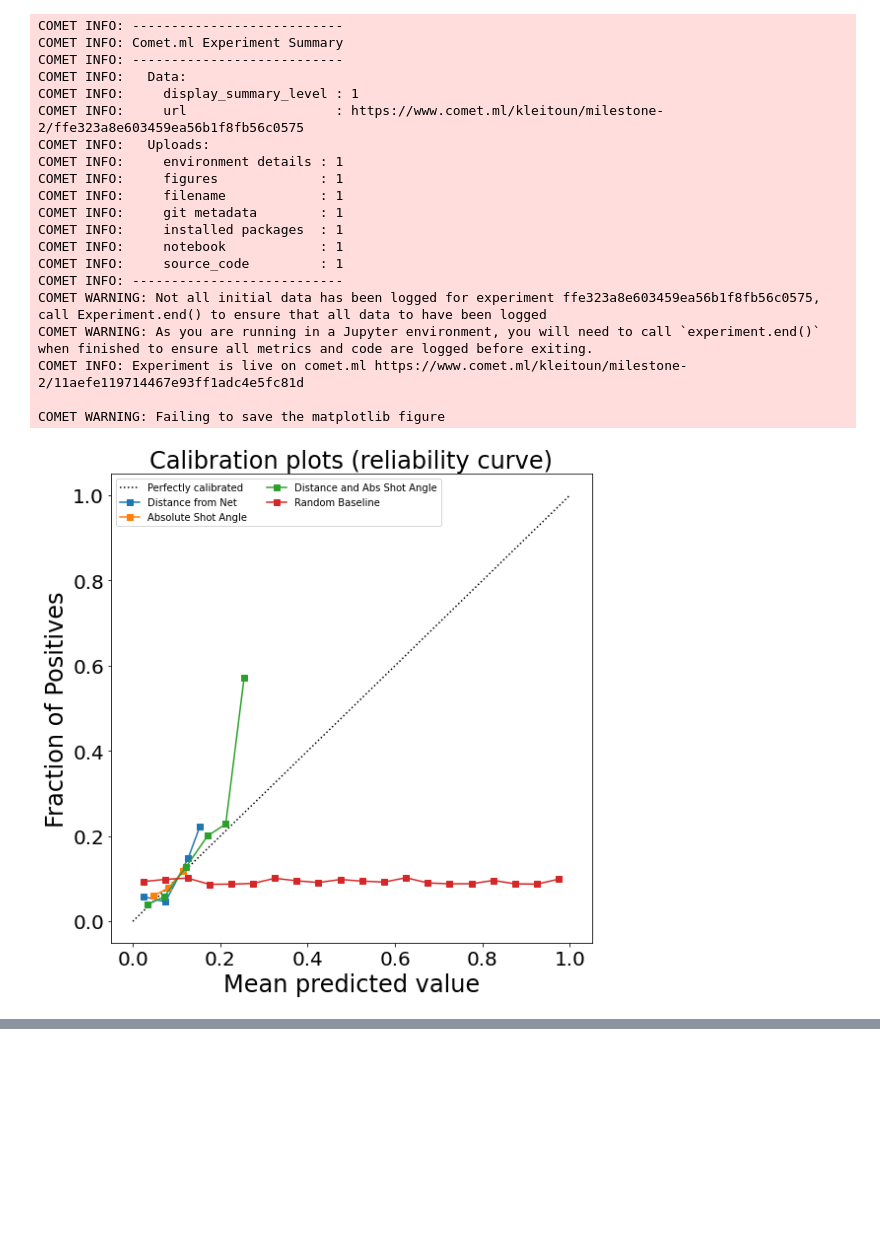
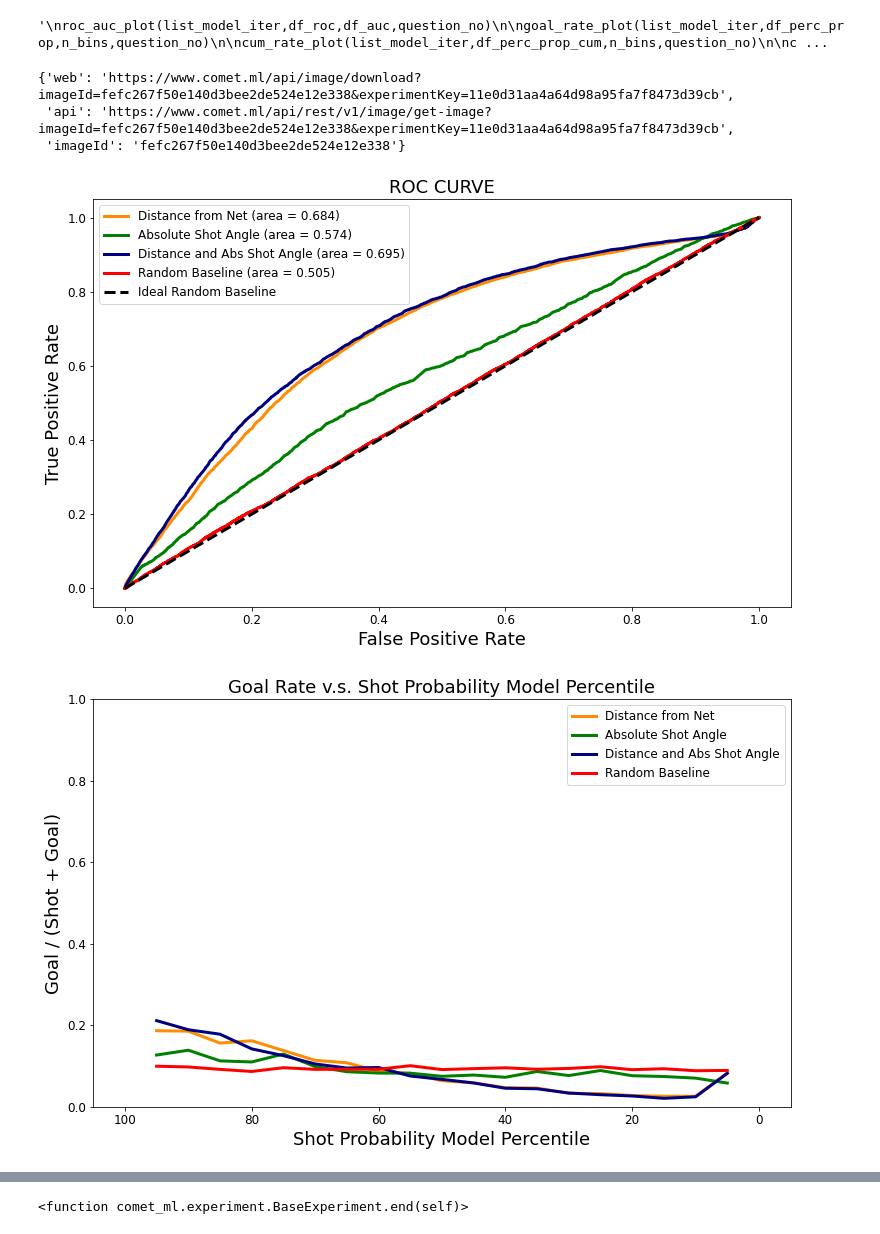
Before and after one commit to KrishnaManeeshaDendukuri/ift6758, a Jupyter notebook: ift6758-project-template-main/notebooks/Question_3_M2.ipynb, the cells around one changed output, grey strips where cells are left out. Cells and saved outputs as stored; diff of their text form; code cells hidden in the pictures; blank space fills up the shorter version.

Commit message:
Q3 code now separated from plot functions

```diff
--- a/ift6758-project-template-main/notebooks/Question_3_M2.ipynb
+++ b/ift6758-project-template-main/notebooks/Question_3_M2.ipynb
@@ -18,0 +26,6 @@ from sklearn.metrics import confusion_matrix
+# %%
+experiment = Experiment(
+    api_key=os.environ.get('COMET_API_KEY'),
+    project_name="logistic-regression-basicmodel-q3",
+    workspace="kleitoun"
+)
@@ -56,23 +79,11 @@ plt.show()
 # %%
-# Logistic Regression
-
 def call_log_reg(X_train2,y_train,X_valid2,y_valid):
-    '''
-    # Create an experiment with your api key
-    experiment = Experiment(
-        api_key="???????",
-        project_name="milestone-2",
-        workspace="kleitoun",
-    )
-    '''
-    experiment.log_model("Logistic Regression", "../")
     global y_pred
     global predicted_prob
+    global score
 
     clf = LogisticRegression()
     clf.fit(X_train2, y_train)
     y_pred = clf.predict(X_valid2)
     predicted_prob = clf.predict_proba(X_valid2)
-
-    # If you have a y_true and y_predicted:
-    experiment.log_confusion_matrix(y_valid, y_pred)
+    score = clf.score(X_valid2, y_valid)
@@ -78,0 +114,5 @@ def call_log_reg(X_train2,y_train,X_valid2,y_valid):
+# %%
+X = df_train2[['distance_from_net','angle_from_net_abs','Random_Baseline']]
+y = df_train2['goal_ind']
+
+X_train, X_valid, y_train, y_valid = train_test_split(X,y,test_size=0.25,random_state=10, stratify=y, shuffle = True)
@@ -388,25 +213,0 @@ COMET INFO: Experiment is live on comet.ml https://www.comet.ml/kleitoun/milesto
-# %%
-#-----------------------------------------------------------------------------------------------
-calibration_plot(df_calib,n_bins,length)
-# %% [output]
-COMET INFO: ---------------------------
-COMET INFO: Comet.ml Experiment Summary
-COMET INFO: ---------------------------
-COMET INFO:   Data:
-COMET INFO:     display_summary_level : 1
-COMET INFO:     url                   : https://www.comet.ml/kleitoun/milestone-2/ffe323a8e603459ea56b1f8fb56c0575
-COMET INFO:   Uploads:
-COMET INFO:     environment details : 1
-COMET INFO:     figures             : 1
-COMET INFO:     filename            : 1
-COMET INFO:     git metadata        : 1
-COMET INFO:     installed packages  : 1
-COMET INFO:     notebook            : 1
-COMET INFO:     source_code         : 1
-COMET INFO: ---------------------------
-COMET WARNING: Not all initial data has been logged for experiment ffe323a8e603459ea56b1f8fb56c0575, call Experiment.end() to ensure that all data to have been logged
-COMET WARNING: As you are running in a Jupyter environment, you will need to call `experiment.end()` when finished to ensure all metrics and code are logged before exiting.
-COMET INFO: Experiment is live on comet.ml https://www.comet.ml/kleitoun/milestone-2/11aefe119714467e93ff1adc4e5fc81d
-
-COMET WARNING: Failing to save the matplotlib figure
-[figure, removed]
@@ -414,0 +214,24 @@ COMET WARNING: Failing to save the matplotlib figure
+# %%
+question_no = 3
+'''
+roc_auc_plot(list_model_iter,df_roc,df_auc,question_no)
+
+goal_rate_plot(list_model_iter,df_perc_prop,n_bins,question_no)
+
+cum_rate_plot(list_model_iter,df_perc_prop_cum,n_bins,question_no)
+
+calibration_plot(list_model_iter,df_calib,n_bins,length,question_no)
+'''
+# %% [output]
+'\nroc_auc_plot(list_model_iter,df_roc,df_auc,question_no)\n\ngoal_rate_plot(list_model_iter,df_perc_prop,n_bins,question_no)\n\ncum_rate_plot(list_model_iter,df_perc_prop_cum,n_bins,question_no)\n\nc ...
+# %%
+experiment.log_figure(figure=roc_auc_plot(list_model_iter,df_roc,df_auc,question_no), overwrite=False)
+experiment.log_figure(figure=goal_rate_plot(list_model_iter,df_perc_prop,n_bins,question_no), overwrite=False)
+experiment.log_figure(figure=cum_rate_plot(list_model_iter,df_perc_prop_cum,n_bins,question_no), overwrite=False)
+experiment.log_figure(figure=calibration_plot(list_model_iter,df_calib,n_bins,length,question_no), overwrite=False)
+# %% [output]
+{'web': 'https://www.comet.ml/api/image/download?imageId=fefc267f50e140d3bee2de524e12e338&experimentKey=11e0d31aa4a64d98a95fa7f8473d39cb',
+ 'api': 'https://www.comet.ml/api/rest/v1/image/get-image?imageId=fefc267f50e140d3bee2de524e12e338&experimentKey=11e0d31aa4a64d98a95fa7f8473d39cb',
+ 'imageId': 'fefc267f50e140d3bee2de524e12e338'}
+[figure, added]
+[figure, added]
@@ -414,0 +240,4 @@ COMET WARNING: Failing to save the matplotlib figure
+# %%
+Experiment.end
+# %% [output]
+<function comet_ml.experiment.BaseExperiment.end(self)>
```
Also changed, not shown: parts of 27 cells of this notebook.
